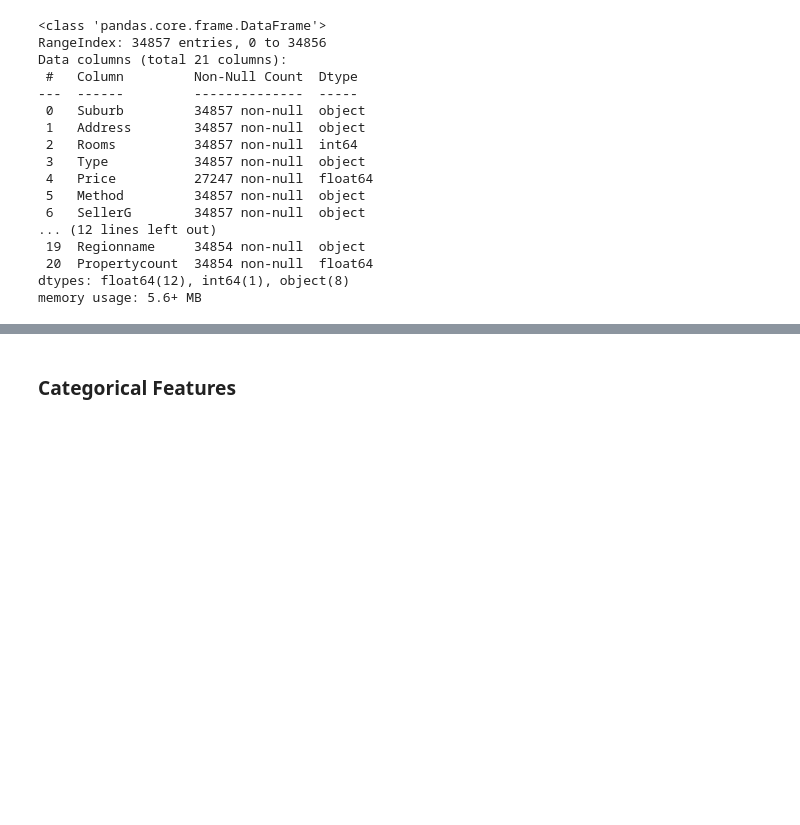
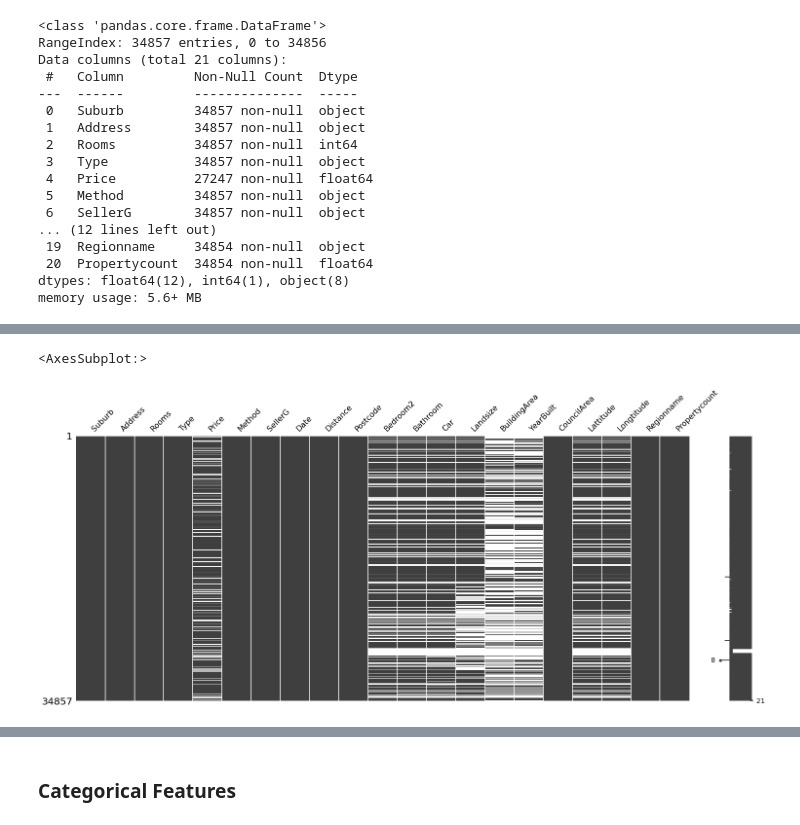
Before and after one commit to slothpunch/Uni, a Jupyter notebook: ICT Business Analytics/melbourne-housing-price-eda.ipynb, the cells around one changed output, grey strips where cells are left out. Drawn from its saved outputs; the diff is of its cells as text; code cells hidden in the pictures; blank space fills up the shorter version.

```diff
--- a/ICT Business Analytics/melbourne-housing-price-eda.ipynb
+++ b/ICT Business Analytics/melbourne-housing-price-eda.ipynb
@@ -142,0 +243,5 @@ memory usage: 5.6+ MB
+# %%
+msno.matrix(df)
+# %% [output]
+<AxesSubplot:>
+[figure, added]
```
Also changed, not shown: parts of 42 cells of this notebook.
